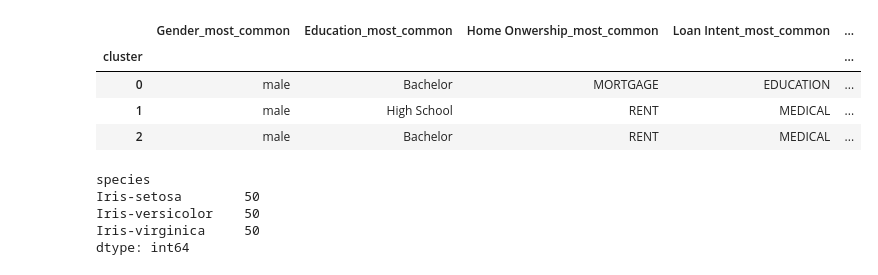
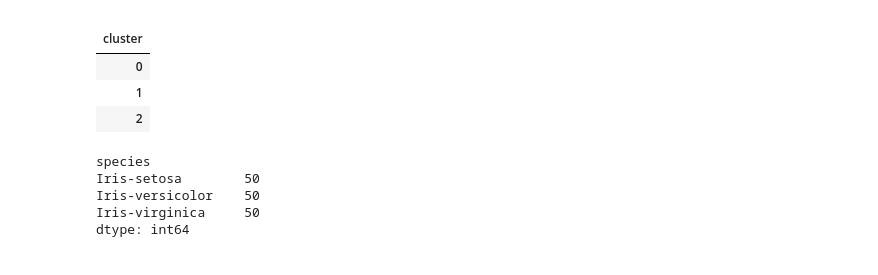
Before and after one commit to nogadanon/K-Means_Project-Studio_Segment, a Jupyter notebook: Studio_Segment_K-Means_Project.ipynb, the cells around one changed output. Drawn from its saved outputs; the diff is of its cells as text; code cells hidden in the pictures.

```diff
--- a/Studio_Segment_K-Means_Project.ipynb
+++ b/Studio_Segment_K-Means_Project.ipynb
@@ -110,31 +110,29 @@ step_3
 # %%
 # Step 4- Displaying averages and common values; assigning names and descriptions using an LLM :
 step_4 = original.copy()
 step_4['cluster'] = df['cluster']                              # Adding a cluster number column
 step_4 = step_4.groupby('cluster').mean(numeric_only=True)     # Average of numeric columns per cluster
 step_4.columns = [f"{col}_mean" for col in step_4.columns]     # Adding "mean" to the names of numeric columns
 step_4.insert(0, 'count', df.groupby('cluster').size())        # Adding a count column
 
 table_1 = step_4.copy()                                        # DataFrame for displaying average values
 
 # Calculating common values for categorical columns:
 step_4_2 = original.copy()
 step_4_2['cluster'] = df['cluster']
 for column in step_4_2.columns:
     if column in categorical_features:
         step_4[f'{column}_most_common'] = step_4_2.groupby('cluster')[column].agg(lambda x: x.mode().iat[0])
 
 
 # DataFrame for displaying frequent values for categorical columns:
 table_2 = step_4.drop(columns=step_4.select_dtypes(include=[np.number]).columns)
-
-table_2
 # %% [output]
-|  | Gender_most_common | Education_most_common | Home Onwership_most_common | Loan Intent_most_common | ... |
-| cluster |  |  |  |  | ... |
-| 0 | male | Bachelor | MORTGAGE | EDUCATION | ... |
-| 1 | male | High School | RENT | MEDICAL | ... |
-| 2 | male | Bachelor | RENT | MEDICAL | ... |
+|  |
+| cluster |
+| 0 |
+| 1 |
+| 2 |
 # %%
 # Step 5
 step_3 = step_3.rename(columns={"name": "cluster_name"})
```
Also changed, not shown: parts of 3 cells of this notebook.
